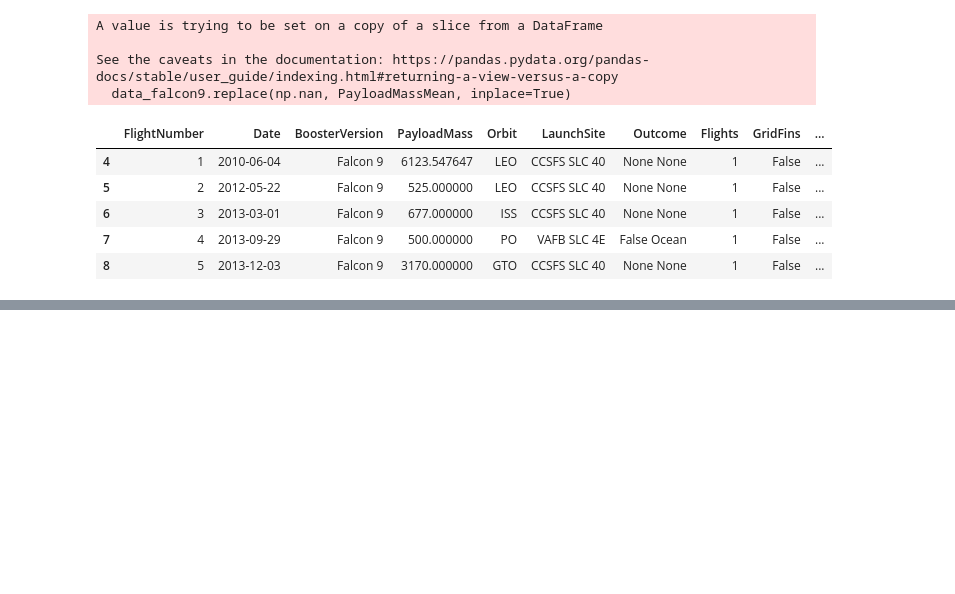
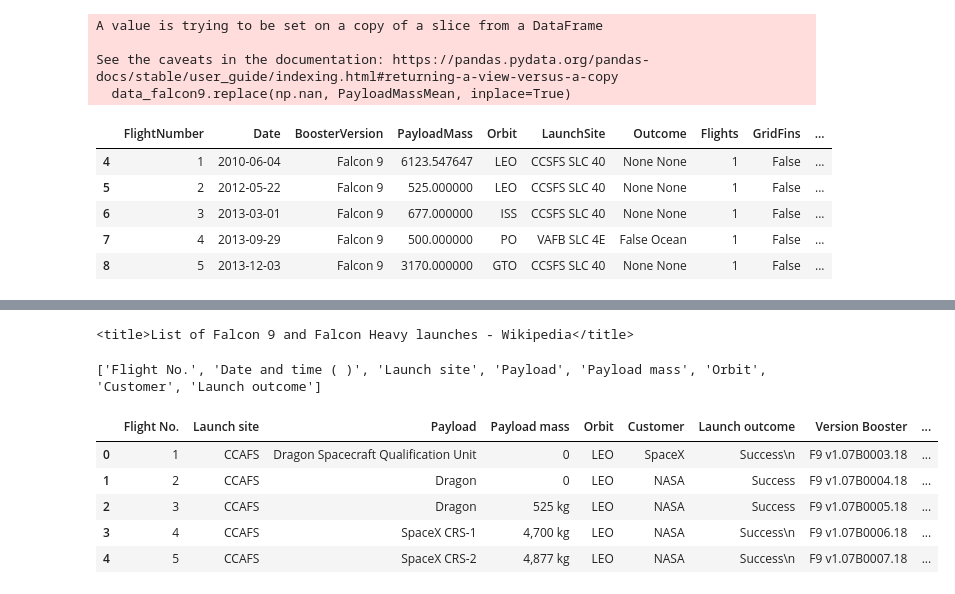
Before and after one commit to Gregory-lab-eng/SpaceX-Falcon-9-first-stage-Landing-Prediction, a Jupyter notebook: SpaceX_Falcon_9_first_stage_Landing_Prediction.ipynb, the cells around one changed output, grey strips where cells are left out. Cells and saved outputs as stored; diff of their text form; code cells hidden in the pictures; blank space fills up the shorter version.

```diff
--- a/SpaceX_Falcon_9_first_stage_Landing_Prediction.ipynb
+++ b/SpaceX_Falcon_9_first_stage_Landing_Prediction.ipynb
@@ -208,0 +281,41 @@ data_falcon9.to_csv('dataset_part_1.csv', index=False)
+# %%
+static_url = "https://en.wikipedia.org/w/index.php?title=List_of_Falcon_9_and_Falcon_Heavy_launches&oldid=1027686922"
+# %%
+response_wiki = requests.get(static_url)
+soup = BeautifulSoup(response_wiki.text)
+print(soup.title)
+# %% [output]
+<title>List of Falcon 9 and Falcon Heavy launches - Wikipedia</title>
+# %%
+html_tables = soup.find_all('table')
+first_launch_table = html_tables[2]
+column_names = []
+first_launch_table_header = first_launch_table.find_all('th')
+
+for th in first_launch_table_header:
+    name = extract_column_from_header(th)
+    if name is not None and len(name) > 0:
+        column_names.append(name)
+
+print(column_names)
+# %% [output]
+['Flight No.', 'Date and time ( )', 'Launch site', 'Payload', 'Payload mass', 'Orbit', 'Customer', 'Launch outcome']
+# %%
+launch_dict= dict.fromkeys(column_names)
+
+
+del launch_dict['Date and time ( )']
+
+
+launch_dict['Flight No.'] = []
+launch_dict['Launch site'] = []
+launch_dict['Payload'] = []
+launch_dict['Payload mass'] = []
+launch_dict['Orbit'] = []
+launch_dict['Customer'] = []
+launch_dict['Launch outcome'] = []
+
+launch_dict['Version Booster']=[]
+launch_dict['Booster landing']=[]
+launch_dict['Date']=[]
+launch_dict['Time']=[]
@@ -208,0 +390,22 @@ data_falcon9.to_csv('dataset_part_1.csv', index=False)
+# %%
+for key, value in launch_dict.items():
+    if not isinstance(value, list):
+        launch_dict[key] = [value]
+max_length = max(len(v) for v in launch_dict.values())
+
+# Pad shorter lists with None
+for key in launch_dict:
+    while len(launch_dict[key]) < max_length:
+        launch_dict[key].append(None)
+
+# Now create the DataFrame
+df = pd.DataFrame(launch_dict)
+df.to_csv('spacex_web_scraped.csv', index=False)
+df.head()
+# %% [output]
+|  | Flight No. | Launch site | Payload | Payload mass | Orbit | Customer | Launch outcome | Version Booster | ... |
+| 0 | 1 | CCAFS | Dragon Spacecraft Qualification Unit | 0 | LEO | SpaceX | Success\n | F9 v1.07B0003.18 | ... |
+| 1 | 2 | CCAFS | Dragon | 0 | LEO | NASA | Success | F9 v1.07B0004.18 | ... |
+| 2 | 3 | CCAFS | Dragon | 525 kg | LEO | NASA | Success | F9 v1.07B0005.18 | ... |
+| 3 | 4 | CCAFS | SpaceX CRS-1 | 4,700 kg | LEO | NASA | Success\n | F9 v1.07B0006.18 | ... |
+| 4 | 5 | CCAFS | SpaceX CRS-2 | 4,877 kg | LEO | NASA | Success\n | F9 v1.07B0007.18 | ... |
```
Also changed, not shown: parts of 5 cells of this notebook.
